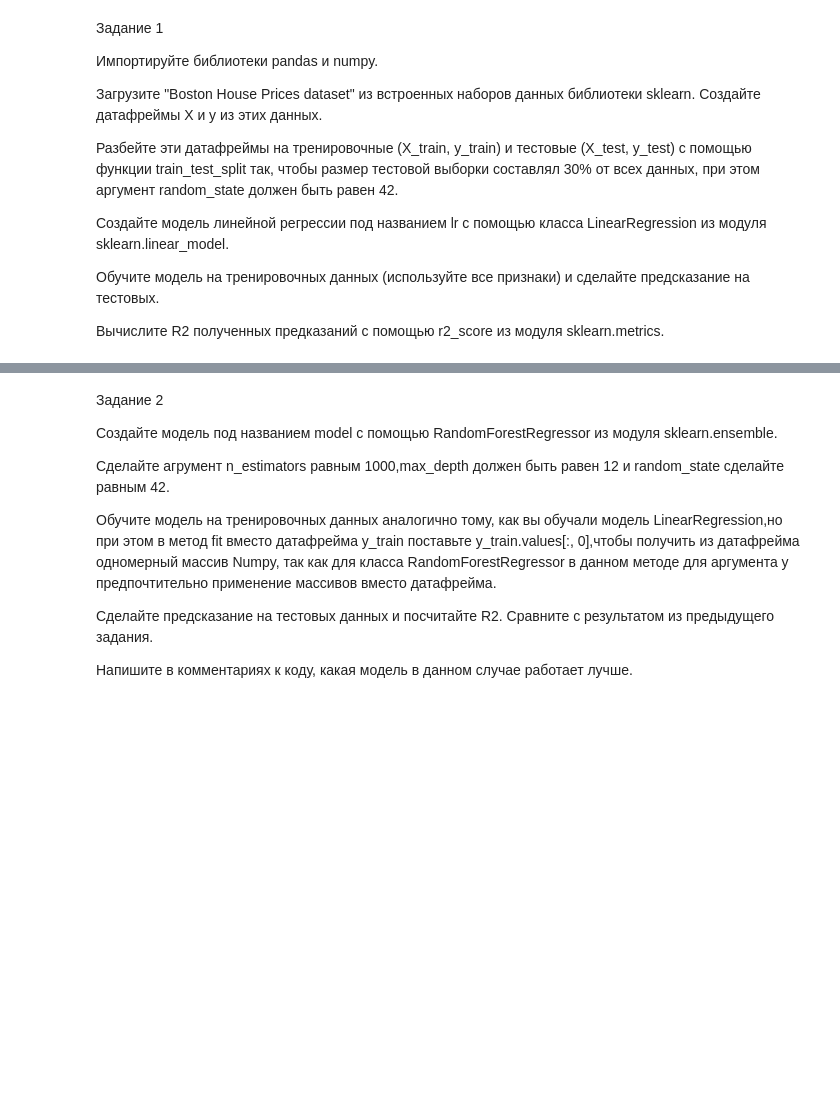
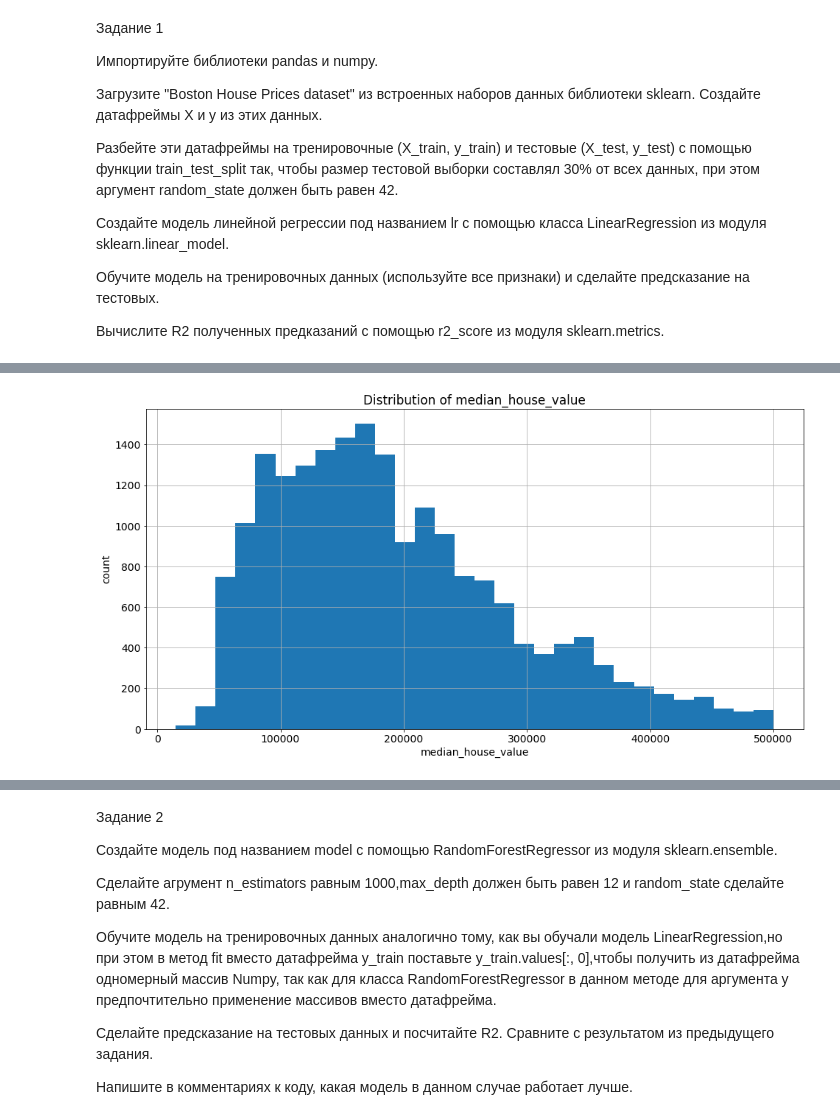
Before and after one commit to vitalspirit/pn_np, a Jupyter notebook: lesson_5 homework.ipynb, the cells around one changed output, grey strips where cells are left out. Drawn from its saved outputs; the diff is of its cells as text; code cells hidden in the pictures; blank space fills up the shorter version.

```diff
--- a/lesson_5 homework.ipynb
+++ b/lesson_5 homework.ipynb
@@ -202,0 +112,13 @@ mean_squared_error(check_test["y_pred"], check_test["y_test"])
+# %%
+df = df[df['median_house_value'] <= 500000].reset_index()
+# %%
+plt.figure(figsize = (16, 8))
+
+df['median_house_value'].hist(bins=30)
+plt.ylabel('count')
+plt.xlabel('median_house_value')
+
+plt.title('Distribution of median_house_value')
+plt.show()
+# %% [output]
+[figure, added]
```
Also changed, not shown: parts of 50 cells of this notebook, 1 other file.
